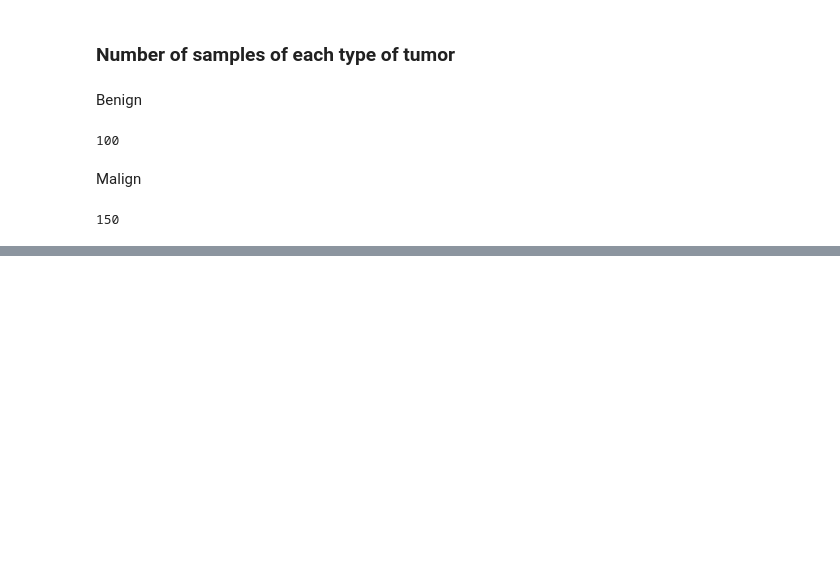
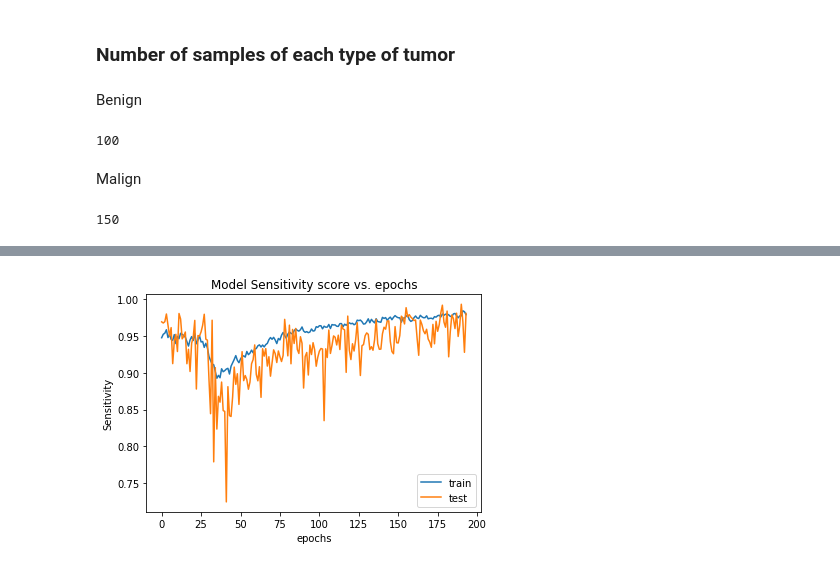
Before and after one commit to patelatharva/Classify_Breast_Cancer_Type_From_Image, a Jupyter notebook: tumor_type_detection.ipynb, the cells around one changed output, grey strips where cells are left out. Drawn from its saved outputs; the diff is of its cells as text; code cells hidden in the pictures; blank space fills up the shorter version.

```diff
--- a/tumor_type_detection.ipynb
+++ b/tumor_type_detection.ipynb
@@ -72,0 +279,11 @@ Found 25 images belonging to 2 classes.
+# %%
+# summarize history for sensitivity score
+plt.plot(history.history['sensitivity'])
+plt.plot(history.history['val_sensitivity'])
+plt.title('Model Sensitivity score vs. epochs')
+plt.ylabel('Sensitivity')
+plt.xlabel('epochs')
+plt.legend(['train', 'test'], loc='lower right')
+plt.show()
+# %% [output]
+[figure, added]
```
Also changed, not shown: parts of 34 cells of this notebook.
